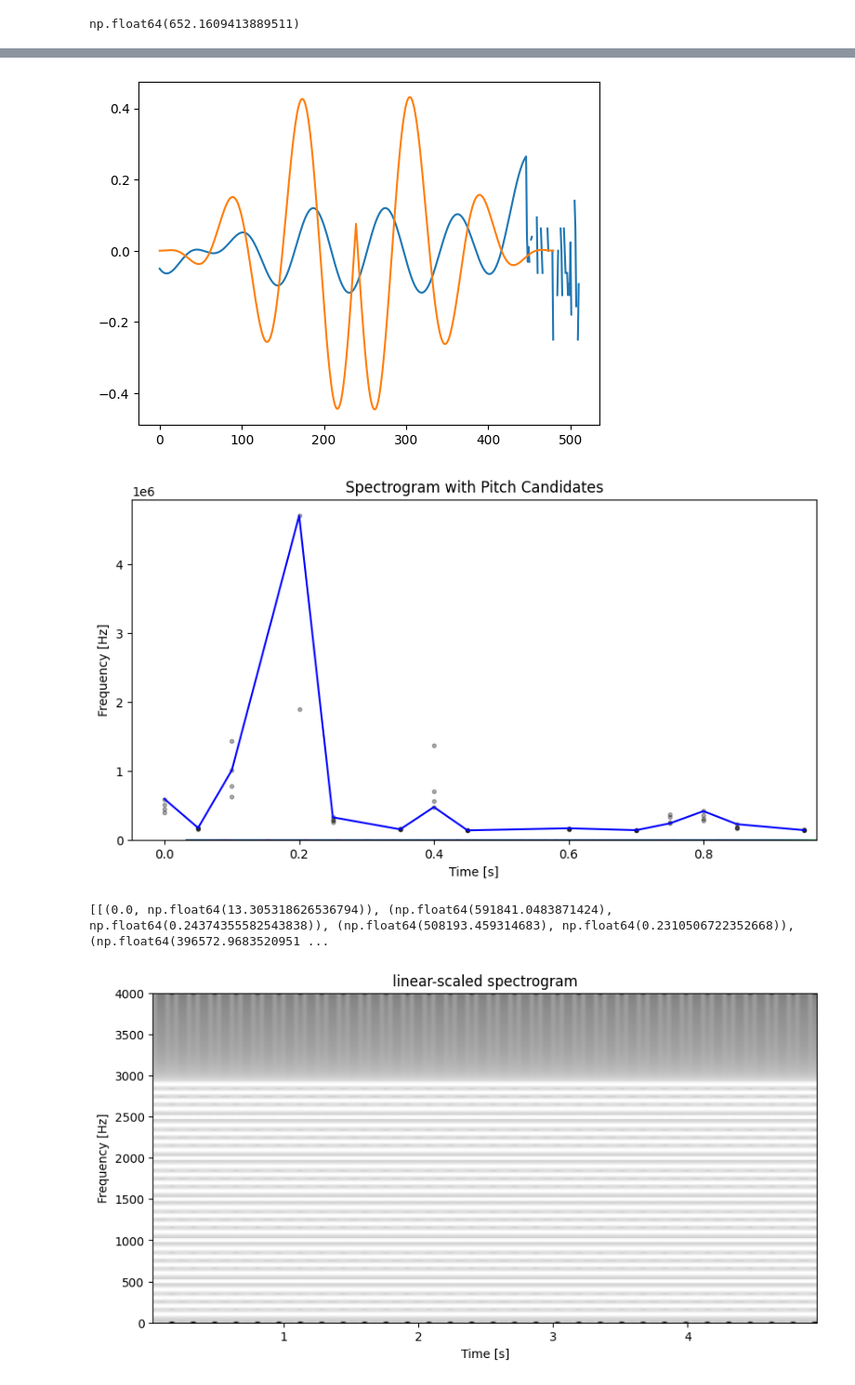
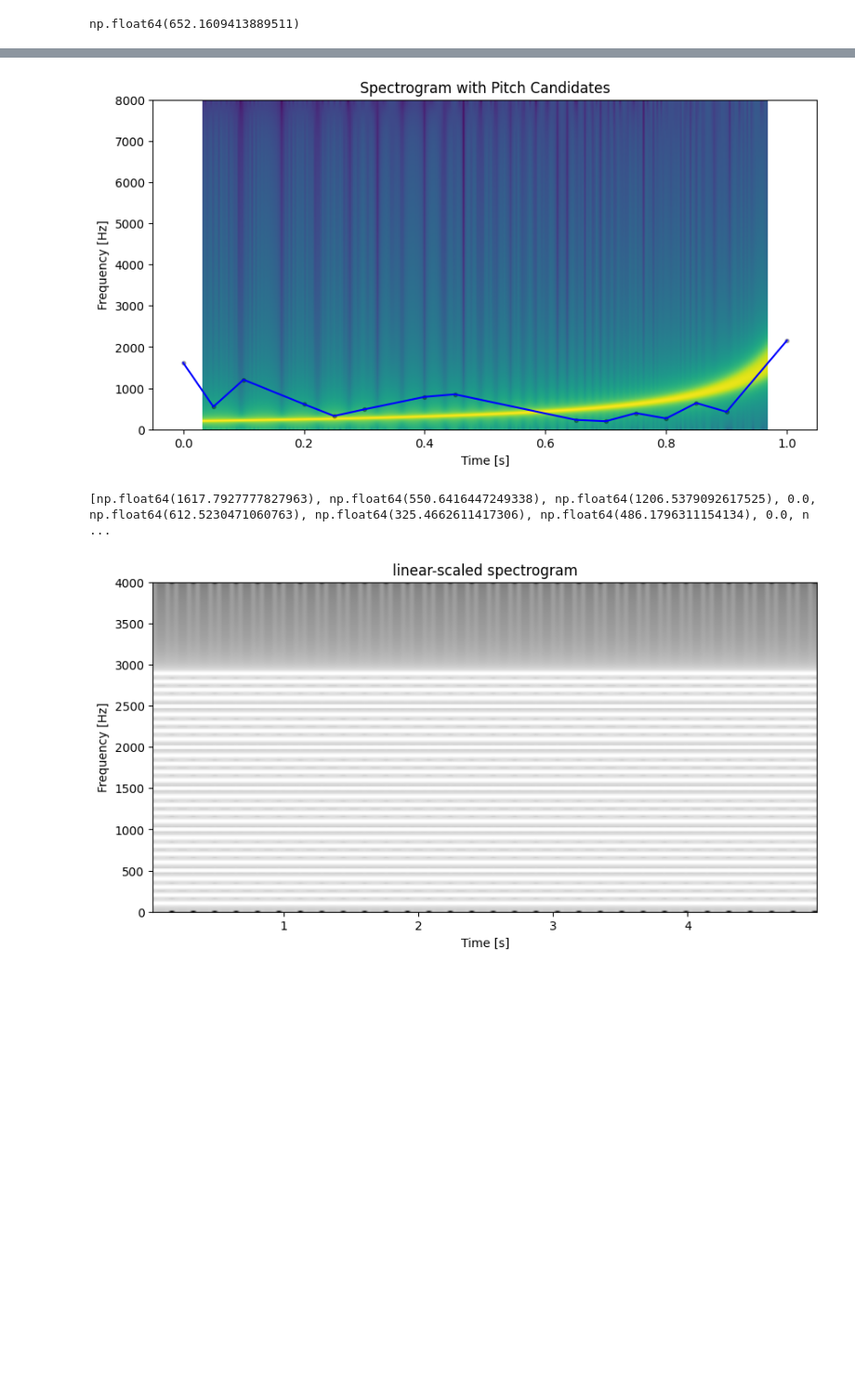
Before and after one commit to lgies23/biosonic, a Jupyter notebook: src/biosonic/test_plots.ipynb, the cells around one changed output, grey strips where cells are left out. Shown at 93% size. Drawn from its saved outputs; the diff is of its cells as text; code cells hidden in the pictures; blank space fills up the shorter version.

Commit message:
requirements updated for worker, current pitch tracking state with normalization and fixed costs

```diff
--- a/src/biosonic/test_plots.ipynb
+++ b/src/biosonic/test_plots.ipynb
@@ -17,7 +17,7 @@ n_fft = 1024
 n_ceps = 32
 
 f1 = 200
-f2 = 5000
+f2 = 2000
 duration = 1
 sr = 16000
 time = np.linspace(0, duration, int(sr * duration), endpoint=False)
@@ -75,23 +74,22 @@ plot_cepstrum(signal_.data, signal_.sr)
 # %%
 from biosonic.plot import plot_pitch_candidates, plot_pitch_on_spectrogram
 from biosonic.compute.pitch import boersma, yin
 
 # praat autocorrelation pitch tracking
-time_points, candidates = boersma(x, sr, min_pitch=100, max_pitch=6000, voicing_thresh=.6, timestep=0.05)
+time_points, candidates = boersma(x, sr, min_pitch=180, max_pitch=2100, voicing_thresh=.6, timestep=0.05)
 Sx, t, f = spectrogram(x, sr=sr, window='hann', window_length=n_fft, overlap=95)
 plot_pitch_on_spectrogram(x, sr, time_points, candidates, window_length=n_fft, overlap=95, flim=(0,10000))
 print(candidates)
 
 # # yin method
 # pitch_points = yin(x, sr, n_fft, 0.01, (100, 8000))
 # print(pitch_points)
 # time_points = np.arange(len(pitch_points)) * 0.01
 # plot_pitch_candidates(time_points, pitch_points)
 # plot_pitch_on_spectrogram(x, sr, time_points, pitch_points, window_length=n_fft, overlap=95, flim=(0,10000))
 # %% [output]
-[figure, old version]
+[figure, new version]
-[figure, removed]
-[[(0.0, np.float64(13.305318626536794)), (np.float64(591841.0483871424), np.float64(0.24374355582543838)), (np.float64(508193.459314683), np.float64(0.2310506722352668)), (np.float64(396572.9683520951 ...
+[np.float64(1617.7927777827963), np.float64(550.6416447249338), np.float64(1206.5379092617525), 0.0, np.float64(612.5230471060763), np.float64(325.4662611417306), np.float64(486.1796311154134), 0.0, n ...
 # %%
 duration = 5.0
 sr = 8000.0
```
Also changed, not shown: parts of 7 cells of this notebook, 3 other files.
